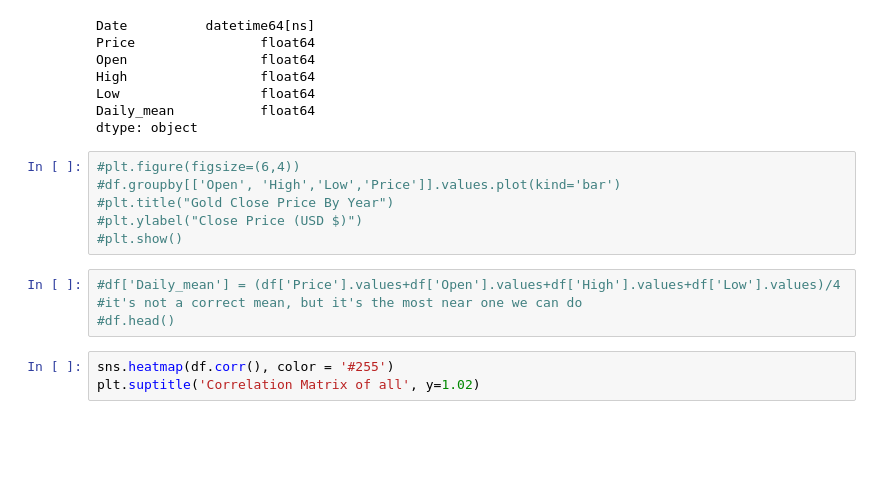
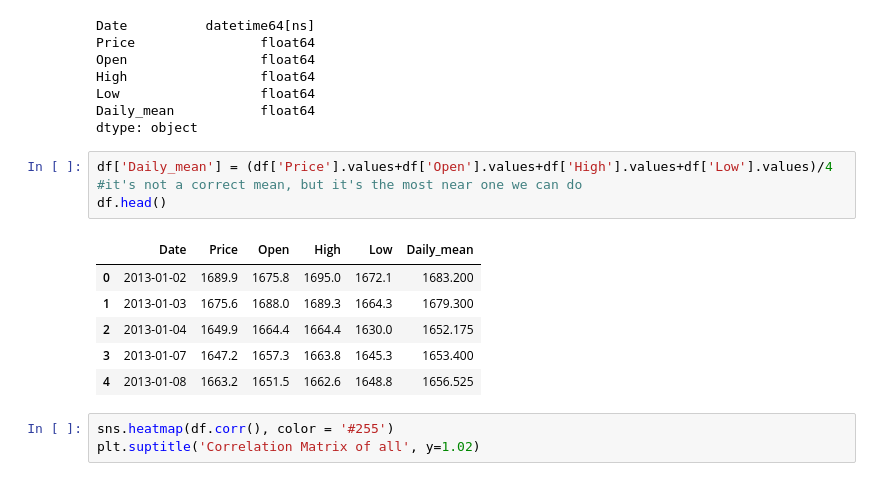
Before and after one commit to Ivanov12op/Machine_learning, a Jupyter notebook: Prediction_gold_price.ipynb, the cells around one changed output. Saved outputs shown, nothing was run; the diff lists cells and outputs as text; blank space fills up the shorter version.

```diff
--- a/Prediction_gold_price.ipynb
+++ b/Prediction_gold_price.ipynb
@@ -116,15 +111,16 @@ High                 float64
 Low                  float64
 Daily_mean           float64
 dtype: object
-# %%
-#plt.figure(figsize=(6,4))
-#df.groupby[['Open', 'High','Low','Price']].values.plot(kind='bar')
-#plt.title("Gold Close Price By Year")
-#plt.ylabel("Close Price (USD $)")
-#plt.show()
 # %%
-#df['Daily_mean'] = (df['Price'].values+df['Open'].values+df['High'].values+df['Low'].values)/4 #it's not a correct mean, but it's the most near one we can do
-#df.head()
+df['Daily_mean'] = (df['Price'].values+df['Open'].values+df['High'].values+df['Low'].values)/4 #it's not a correct mean, but it's the most near one we can do
+df.head()
+# %% [output]
+|  | Date | Price | Open | High | Low | Daily_mean |
+| 0 | 2013-01-02 | 1689.9 | 1675.8 | 1695.0 | 1672.1 | 1683.200 |
+| 1 | 2013-01-03 | 1675.6 | 1688.0 | 1689.3 | 1664.3 | 1679.300 |
+| 2 | 2013-01-04 | 1649.9 | 1664.4 | 1664.4 | 1630.0 | 1652.175 |
+| 3 | 2013-01-07 | 1647.2 | 1657.3 | 1663.8 | 1645.3 | 1653.400 |
+| 4 | 2013-01-08 | 1663.2 | 1651.5 | 1662.6 | 1648.8 | 1656.525 |
 # %%
 sns.heatmap(df.corr(), color = '#255')
 plt.suptitle('Correlation Matrix of all', y=1.02)
```
Also changed, not shown: parts of 6 cells of this notebook.
